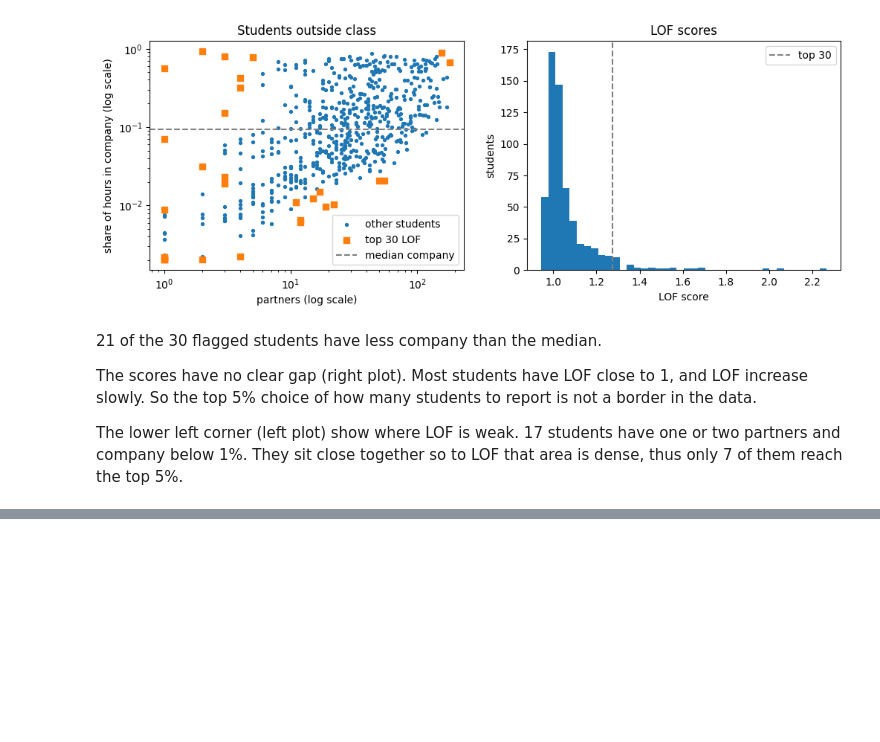
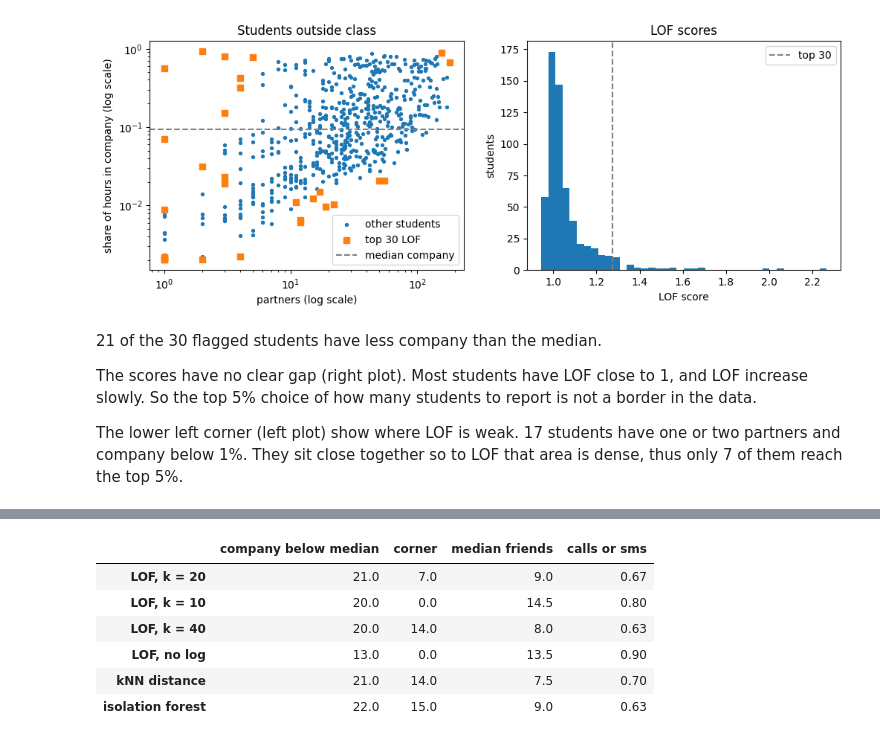
Before and after one commit to s9ib0T/data-mining-1, a Jupyter notebook: notebooks/isolated.ipynb, the cells around one changed output, grey strips where cells are left out. Cells and saved outputs as stored; diff of their text form; code cells hidden in the pictures; blank space fills up the shorter version.

```diff
--- a/notebooks/isolated.ipynb
+++ b/notebooks/isolated.ipynb
@@ -136,0 +170,29 @@ The lower left corner (left plot) show where LOF is weak. 17 students have one o
+# %%
+scores = {
+    f"LOF, k = {k}": s,
+    "LOF, k = 10": iso.lof(X, 10),
+    "LOF, k = 40": iso.lof(X, 40),
+    "LOF, no log": iso.lof(iso.scale(d, log=False), k),
+    # distance to the k-th nearest neighbour
+    "kNN distance": pd.Series(NearestNeighbors(n_neighbors=k).fit(X).kneighbors()[0][:, -1], index=X.index),
+    "isolation forest": pd.Series(-IsolationForest(random_state=67).fit(X).score_samples(X), index=X.index),
+}
+rows = {}
+for name, score in scores.items():
+    # SELECT user FROM score ORDER BY score DESC LIMIT n
+    t = score.nlargest(n).index
+    rows[name] = {
+        # SELECT COUNT(*) FROM t JOIN alone USING (user) WHERE alone
+        "company below median": alone[t].sum(),
+        # SELECT COUNT(*) FROM (SELECT user FROM t INTERSECT SELECT user FROM corner)
+        "corner": len(t.intersection(corner)),
+    } | iso.profile(t, st, fb).drop("students").to_dict()
+pd.DataFrame(rows).T.round(2)
+# %% [output]
+|  | company below median | corner | median friends | calls or sms |
+| LOF, k = 20 | 21.0 | 7.0 | 9.0 | 0.67 |
+| LOF, k = 10 | 20.0 | 0.0 | 14.5 | 0.80 |
+| LOF, k = 40 | 20.0 | 14.0 | 8.0 | 0.63 |
+| LOF, no log | 13.0 | 0.0 | 13.5 | 0.90 |
+| kNN distance | 21.0 | 14.0 | 7.5 | 0.70 |
+| isolation forest | 22.0 | 15.0 | 9.0 | 0.63 |
```
Also changed, not shown: parts of 5 cells of this notebook, 1 other file.
